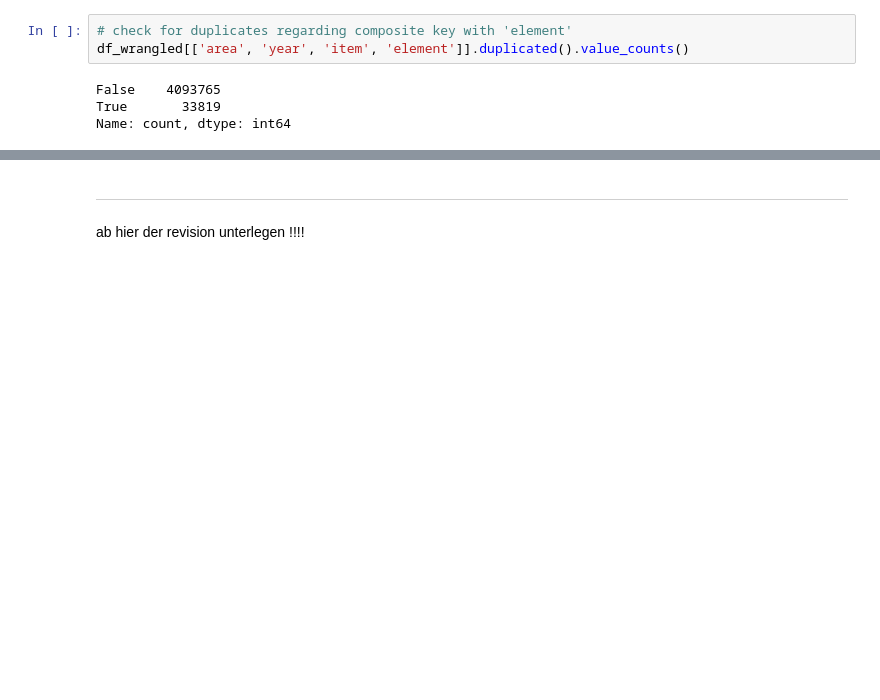
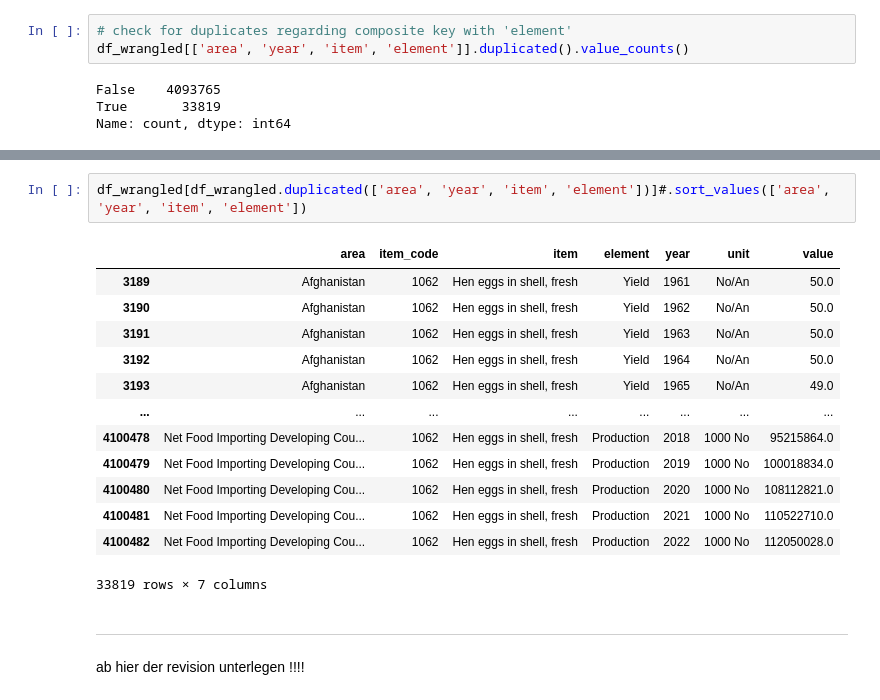
Before and after one commit to kostinam/neuefische-capstone, a Jupyter notebook: sh-1-clean-data_fao_production.ipynb, the cells around one changed output, grey strips where cells are left out. Drawn from its saved outputs; the diff is of its cells as text; blank space fills up the shorter version.

```diff
--- a/sh-1-clean-data_fao_production.ipynb
+++ b/sh-1-clean-data_fao_production.ipynb
@@ -149,3 +173,19 @@ Name: count, dtype: int64
+# %%
+df_wrangled[df_wrangled.duplicated(['area', 'year', 'item', 'element'])]#.sort_values(['area', 'year', 'item', 'element'])
+# %% [output]
+|  | area | item_code | item | element | year | unit | value |
+| 3189 | Afghanistan | 1062 | Hen eggs in shell, fresh | Yield | 1961 | No/An | 50.0 |
+| 3190 | Afghanistan | 1062 | Hen eggs in shell, fresh | Yield | 1962 | No/An | 50.0 |
+| 3191 | Afghanistan | 1062 | Hen eggs in shell, fresh | Yield | 1963 | No/An | 50.0 |
+| 3192 | Afghanistan | 1062 | Hen eggs in shell, fresh | Yield | 1964 | No/An | 50.0 |
+| 3193 | Afghanistan | 1062 | Hen eggs in shell, fresh | Yield | 1965 | No/An | 49.0 |
+| ... | ... | ... | ... | ... | ... | ... | ... |
+| 4100478 | Net Food Importing Developing Cou... | 1062 | Hen eggs in shell, fresh | Production | 2018 | 1000 No | 95215864.0 |
+| 4100479 | Net Food Importing Developing Cou... | 1062 | Hen eggs in shell, fresh | Production | 2019 | 1000 No | 100018834.0 |
+| 4100480 | Net Food Importing Developing Cou... | 1062 | Hen eggs in shell, fresh | Production | 2020 | 1000 No | 108112821.0 |
+| 4100481 | Net Food Importing Developing Cou... | 1062 | Hen eggs in shell, fresh | Production | 2021 | 1000 No | 110522710.0 |
+| 4100482 | Net Food Importing Developing Cou... | 1062 | Hen eggs in shell, fresh | Production | 2022 | 1000 No | 112050028.0 |
+33819 rows × 7 columns
 # %% [markdown]
 
 
```
Also changed, not shown: parts of 4 cells of this notebook, 3 other files.
